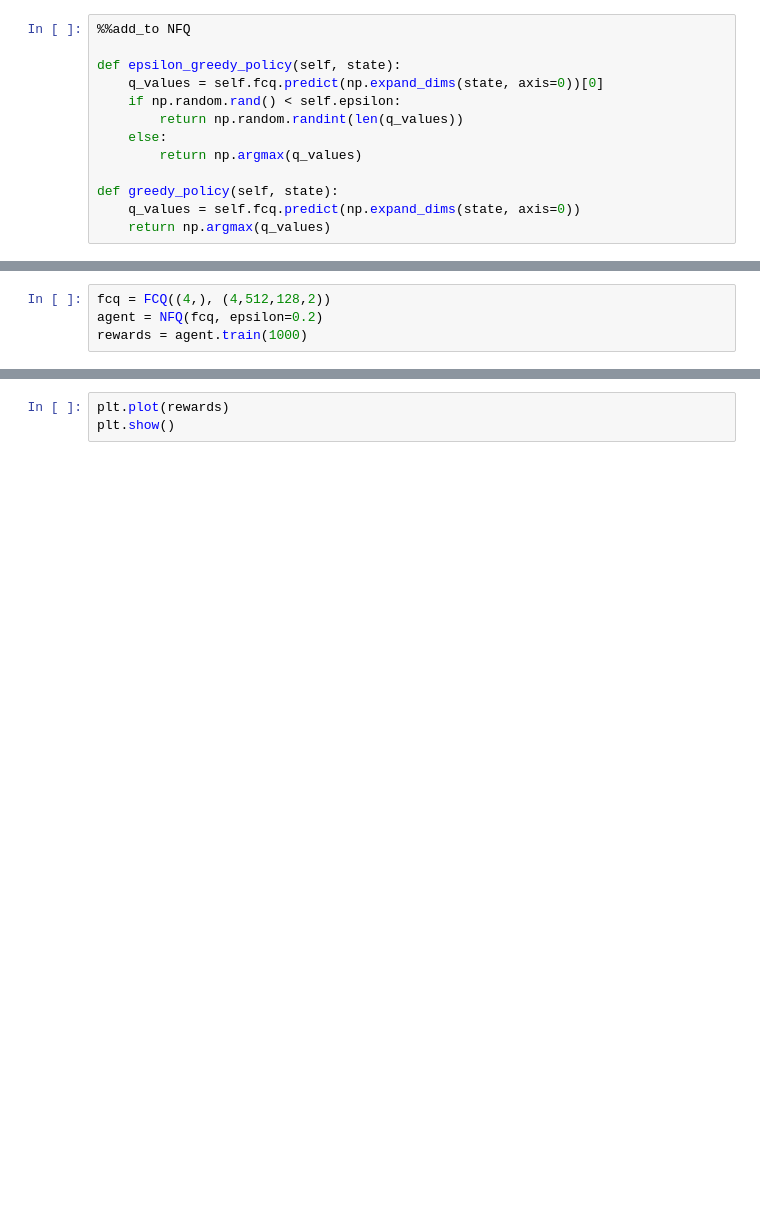
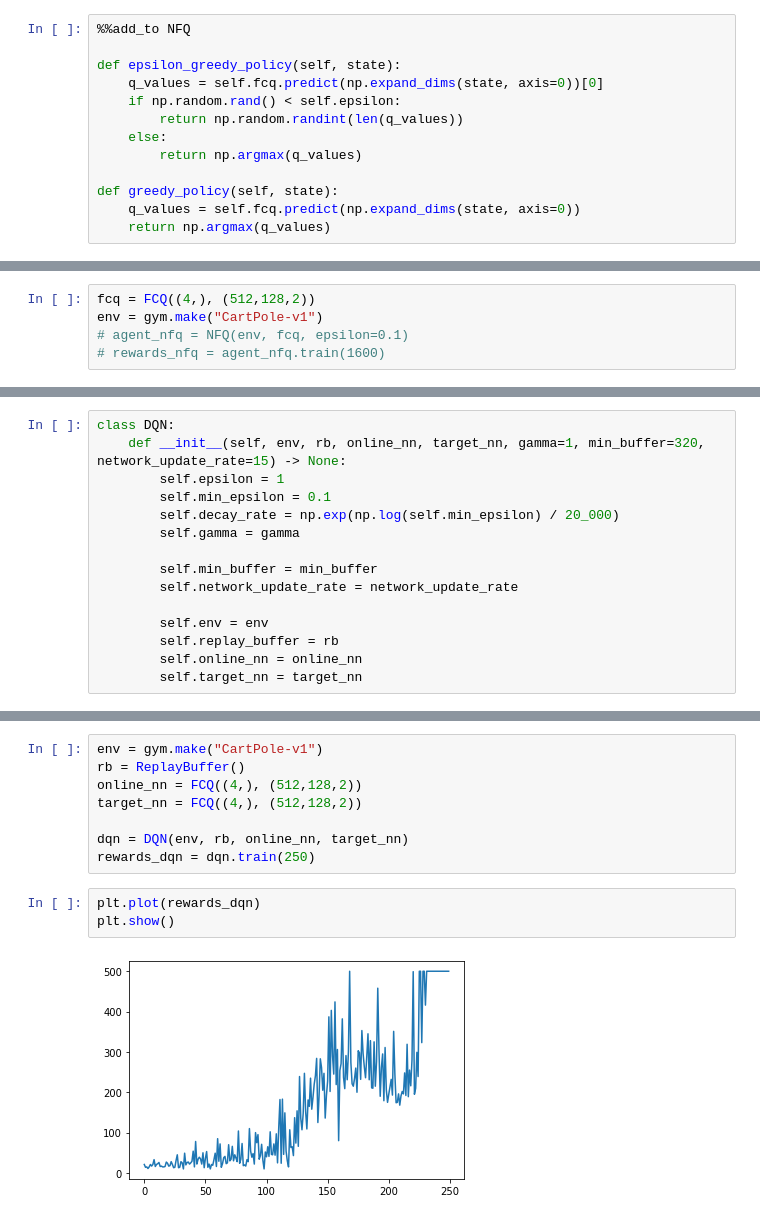
Before and after one commit to TroddenSpade/Exhaustive-Reinforcement-Learning, a Jupyter notebook: problems/CartPole/CartPole.ipynb, the cells around one changed output, grey strips where cells are left out. Drawn from its saved outputs; the diff is of its cells as text; blank space fills up the shorter version.

```diff
--- a/problems/CartPole/CartPole.ipynb
+++ b/problems/CartPole/CartPole.ipynb
@@ -135,6 +139,7 @@ def optimize(self, batches):
         masks = tf.one_hot(actions.ravel(), 2)
         self.fcq.fit(states, q_targets, masks)
 # %%
-fcq = FCQ((4,), (4,512,128,2))
-agent = NFQ(fcq, epsilon=0.2)
-rewards = agent.train(1000)
+fcq = FCQ((4,), (512,128,2))
+env = gym.make("CartPole-v1")
+# agent_nfq = NFQ(env, fcq, epsilon=0.1)
+# rewards_nfq = agent_nfq.train(1600)
@@ -140,0 +184,15 @@ rewards = agent.train(1000)
+# %%
+class DQN:
+    def __init__(self, env, rb, online_nn, target_nn, gamma=1, min_buffer=320, network_update_rate=15) -> None:
+        self.epsilon = 1
+        self.min_epsilon = 0.1
+        self.decay_rate = np.exp(np.log(self.min_epsilon) / 20_000)
+        self.gamma = gamma
+
+        self.min_buffer = min_buffer
+        self.network_update_rate = network_update_rate
+
+        self.env = env
+        self.replay_buffer = rb
+        self.online_nn = online_nn
+        self.target_nn = target_nn
@@ -141,3 +275,13 @@ rewards = agent.train(1000)
+# %%
+env = gym.make("CartPole-v1")
+rb = ReplayBuffer()
+online_nn = FCQ((4,), (512,128,2))
+target_nn = FCQ((4,), (512,128,2))
+
+dqn = DQN(env, rb, online_nn, target_nn)
+rewards_dqn = dqn.train(250)
 # %%
-plt.plot(rewards)
+plt.plot(rewards_dqn)
 plt.show()
+# %% [output]
+[figure, added]
```
Also changed, not shown: parts of 26 cells of this notebook.
